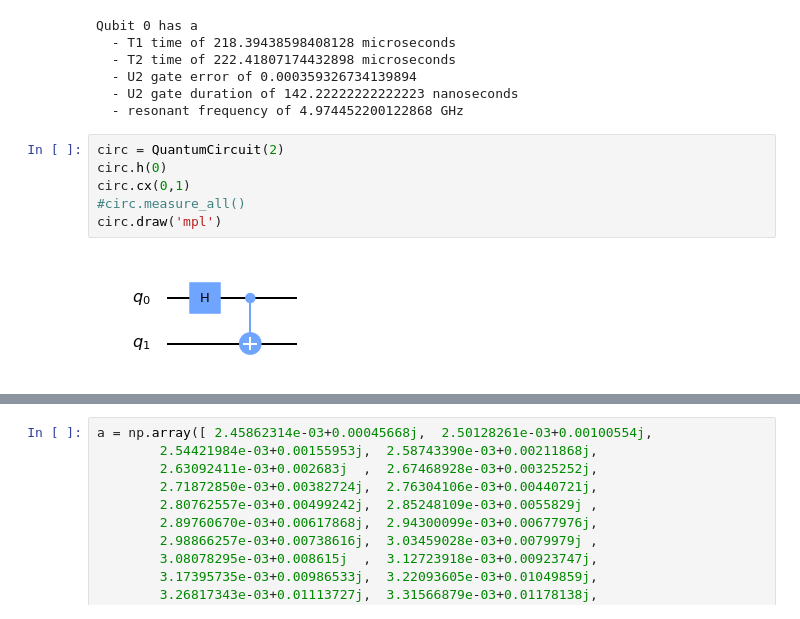
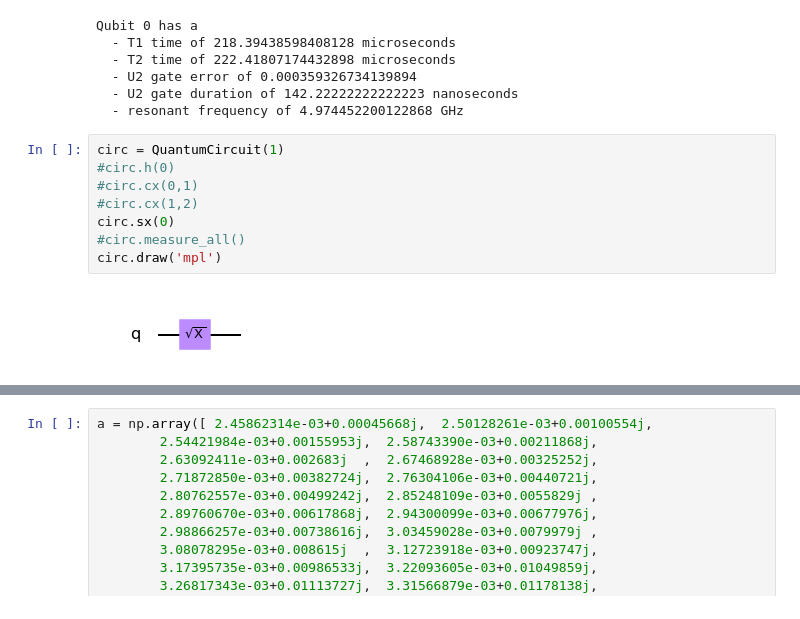
Before and after one commit to adgt/pulsemaker, a Jupyter notebook: general-playground/pulse_sandbox.ipynb, the cells around one changed output, grey strips where cells are left out. Cells and saved outputs as stored; diff of their text form.

```diff
--- a/general-playground/pulse_sandbox.ipynb
+++ b/general-playground/pulse_sandbox.ipynb
@@ -38,13 +39,15 @@ Qubit 0 has a
   - U2 gate duration of 142.22222222222223 nanoseconds
   - resonant frequency of 4.974452200122868 GHz
 # %%
-circ = QuantumCircuit(2)
-circ.h(0)
-circ.cx(0,1)
+circ = QuantumCircuit(1)
+#circ.h(0)
+#circ.cx(0,1)
+#circ.cx(1,2)
+circ.sx(0)
 #circ.measure_all()
 circ.draw('mpl')
 # %% [output]
-[figure, old version]
+[figure, new version]
 # %%
 backend =FakeAlmaden()
 transpiled_circ = transpile(circ, backend)
```
Also changed, not shown: parts of 7 cells of this notebook, 3 other files.
